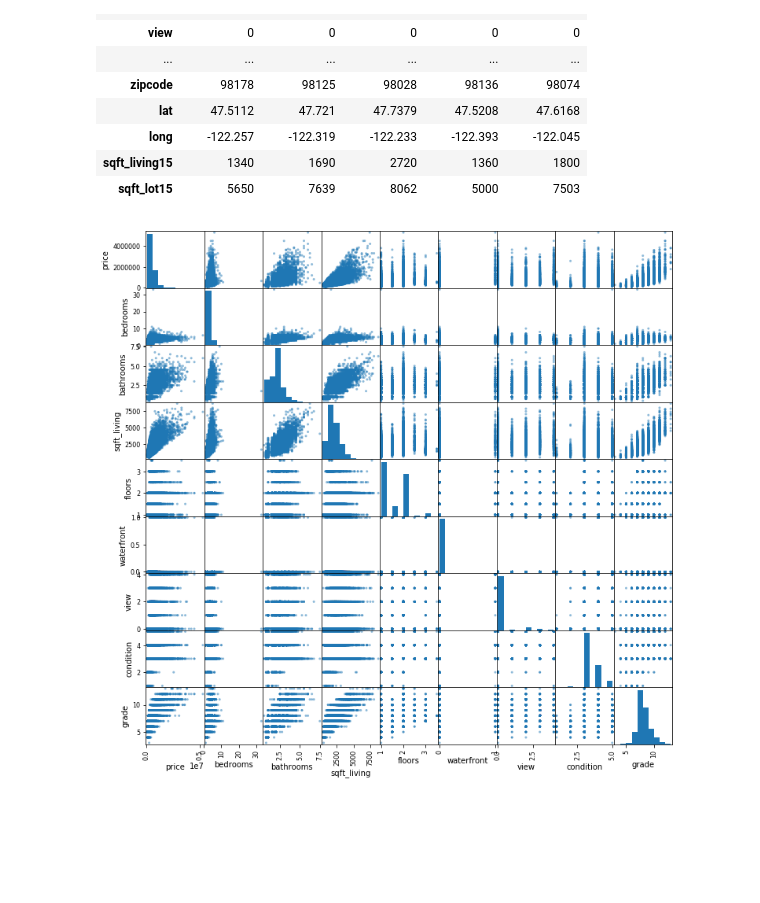
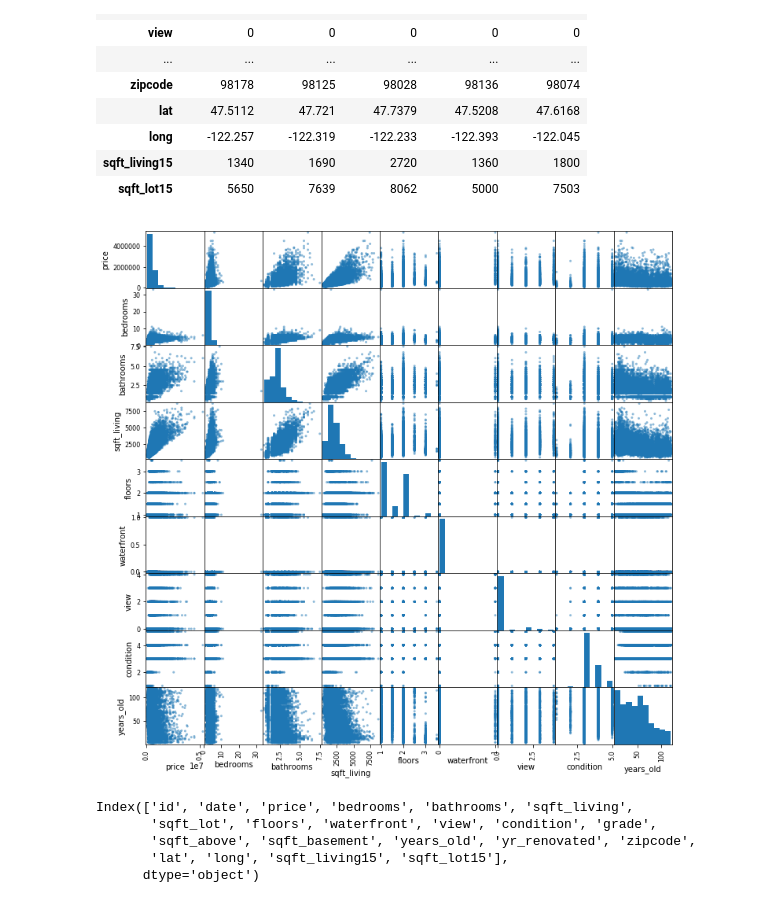
Before and after one commit to AlludedCrabb/Data-Science-Housing-Data-Project, a Jupyter notebook: Jacob_Taeho project.ipynb, the cells around one changed output. Saved outputs shown, nothing was run; the diff lists cells and outputs as text; code cells hidden in the pictures; blank space fills up the shorter version.

Commit message:
change yr_built to years_old

```diff
--- a/Jacob_Taeho project.ipynb
+++ b/Jacob_Taeho project.ipynb
@@ -291,6 +289,6 @@ df.head().T
 # %%
 _ = pd.plotting.scatter_matrix(df[['price', 'bedrooms', 'bathrooms',
                                    'sqft_living', 'floors', 'waterfront',
-                                   'view', 'condition', 'grade']], figsize=(12, 12))
+                                   'view', 'condition', 'years_old']], figsize=(12, 12))
 # %% [output]
-[figure, old version]
+[figure, new version]
@@ -296,0 +299,8 @@ _ = pd.plotting.scatter_matrix(df[['price', 'bedrooms', 'bathrooms',
+# %%
+df.columns
+# %% [output]
+Index(['id', 'date', 'price', 'bedrooms', 'bathrooms', 'sqft_living',
+       'sqft_lot', 'floors', 'waterfront', 'view', 'condition', 'grade',
+       'sqft_above', 'sqft_basement', 'years_old', 'yr_renovated', 'zipcode',
+       'lat', 'long', 'sqft_living15', 'sqft_lot15'],
+      dtype='object')
```
Also changed, not shown: parts of 4 cells of this notebook.
